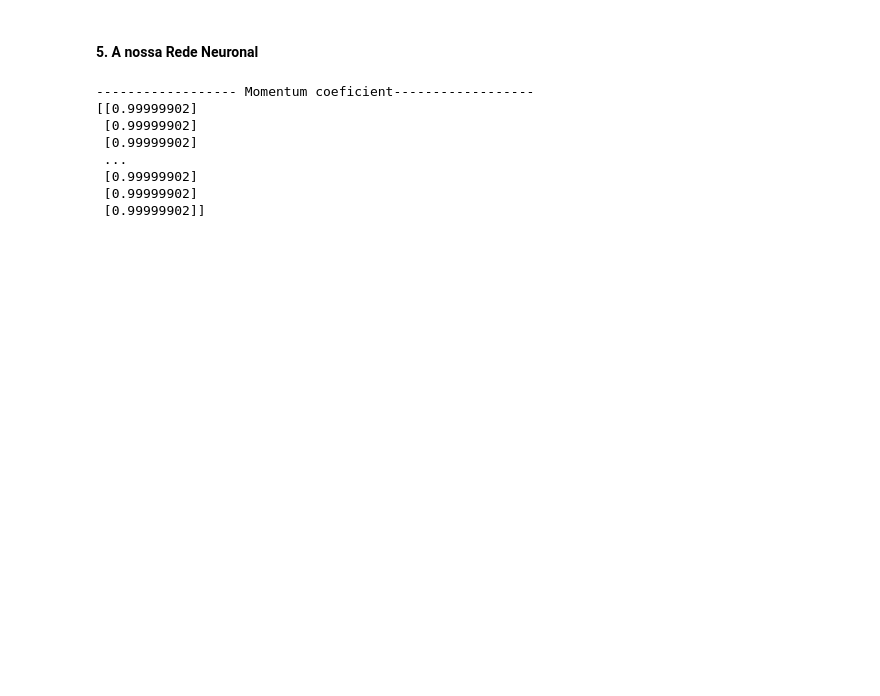
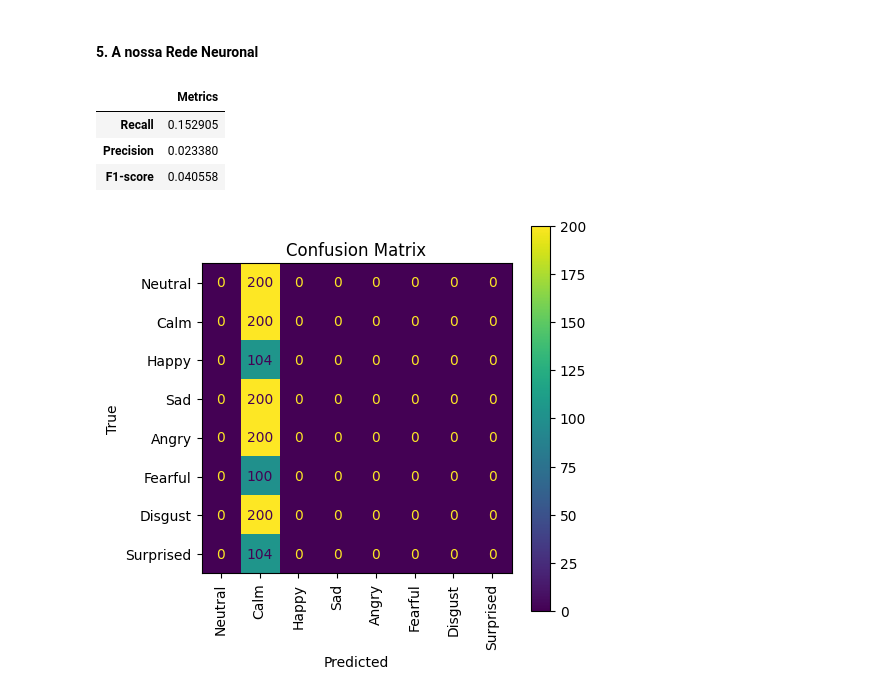
Before and after one commit to cmom2002/TCD, a Jupyter notebook: Part_B/2020245868_2020246886_EA2023.ipynb, the cells around one changed output. Drawn from its saved outputs; the diff is of its cells as text; code cells hidden in the pictures; blank space fills up the shorter version.

```diff
--- a/Part_B/2020245868_2020246886_EA2023.ipynb
+++ b/Part_B/2020245868_2020246886_EA2023.ipynb
@@ -1102,2 +1113,31 @@ Best neuron: 195
 # %% [markdown]
 #### 5. A nossa Rede Neuronal
+# %%
+def metrics_neural_network(y_true, y_pred, labels):
+    label_encoder = LabelEncoder()
+    if all(isinstance(label, str) for label in y_true) and all(isinstance(label, str) for label in labels):
+        y_true_encoded = label_encoder.fit_transform(y_true)
+    else:
+        y_true_encoded = y_true
+
+    cm = confusion_matrix(y_true_encoded, y_pred)
+    r = recall_score(y_true_encoded, y_pred, average='weighted', zero_division=0)
+    ps = precision_score(y_true_encoded, y_pred, average='weighted', zero_division=0)
+    fs = f1_score(y_true_encoded, y_pred, average='weighted', zero_division=0)
+
+    if labels is not None:
+        try:
+            display(pd.DataFrame([r, ps, fs], columns=['Metrics']).rename(index={0: 'Recall', 1: 'Precision', 2: 'F1-score'}))
+            cmp = ConfusionMatrixDisplay(cm, display_labels=labels)
+            _, ax = plt.subplots(figsize=(5,5))
+            cmp.plot(ax=ax)
+            ax.set_title("Confusion Matrix")
+            ax.set_xlabel("Predicted")
+            ax.set_xticklabels(labels, rotation="vertical")
+            ax.set_ylabel("True")
+            plt.show()
+        except pd.errors.DtypeWarning as pd_error:
+            print(f"Pandas Error: {pd_error}")
+        except Exception as e:
+            display(pd.DataFrame([cm, r, ps, fs], columns=['Metrics']).rename(index={0: 'Confusion Matrix', 1: 'Recall', 2: 'Precision', 3: 'F1-score'}))
+    return cm, r, ps, fs
@@ -1183,12 +1195,0 @@ def uso_():
-# %%
-print("------------------ Momentum coeficient------------------")
-uso_()
-# %% [output]
------------------- Momentum coeficient------------------
-[[0.99999902]
- [0.99999902]
- [0.99999902]
- ...
- [0.99999902]
- [0.99999902]
- [0.99999902]]
@@ -1200,0 +1196,18 @@ uso_(expressions_labels, "fixed")
+# %%
+
+
+input_size = expressions_data_train.shape[1]
+hidden_size = 4
+output_size = 1
+nn = NeuralNetwork(input_size, hidden_size, output_size)
+
+nn.train(expressions_data_train, expressions_target_train, epochs=1000, learning_rate=0.1)
+
+predictions = nn.predict(expressions_data_test, threshold=0.5)
+_,_,_,_ = metrics_neural_network(expressions_target_test, predictions, expressions_labels)
+# %% [output]
+|  | Metrics |
+| Recall | 0.152905 |
+| Precision | 0.023380 |
+| F1-score | 0.040558 |
+[figure, added]
```
Also changed, not shown: parts of 30 cells of this notebook.
